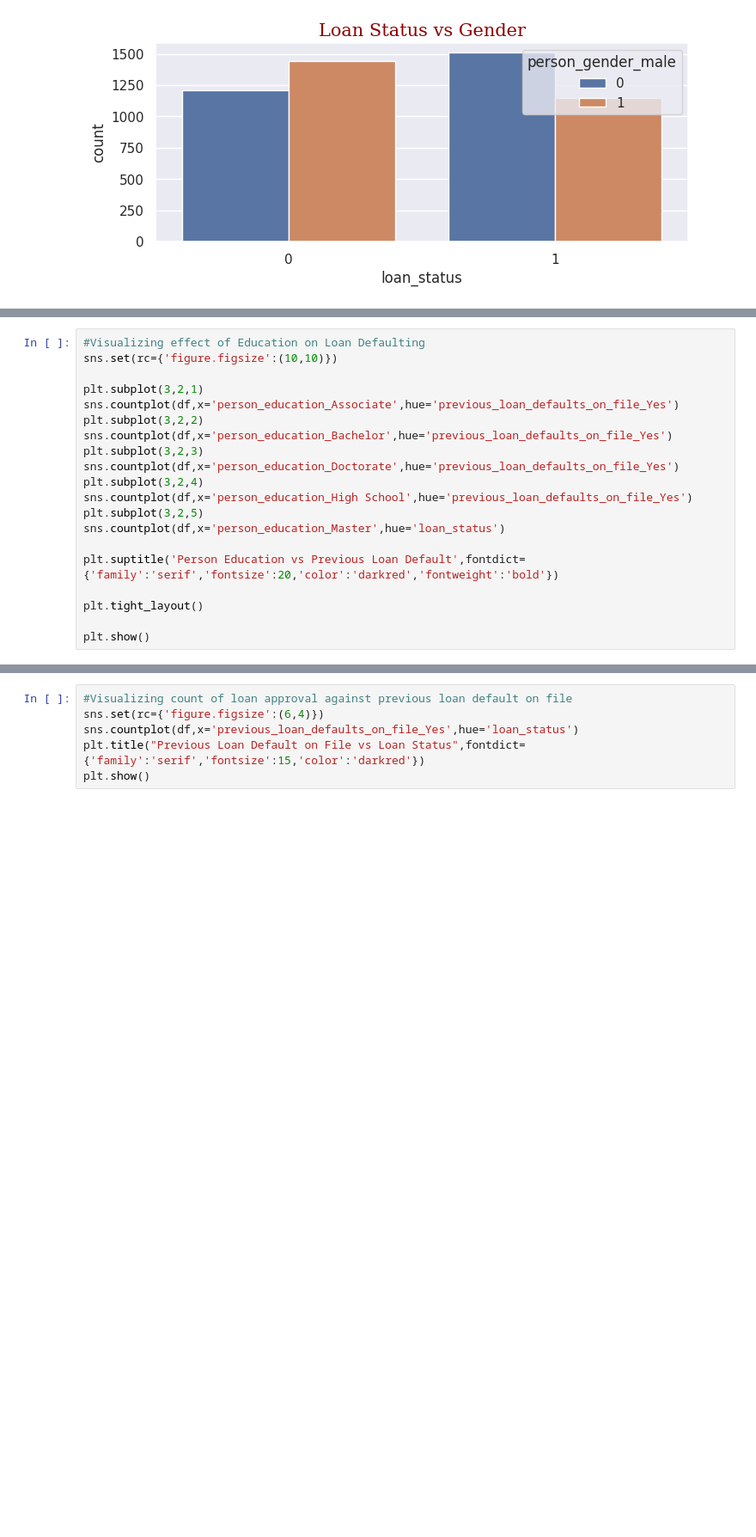
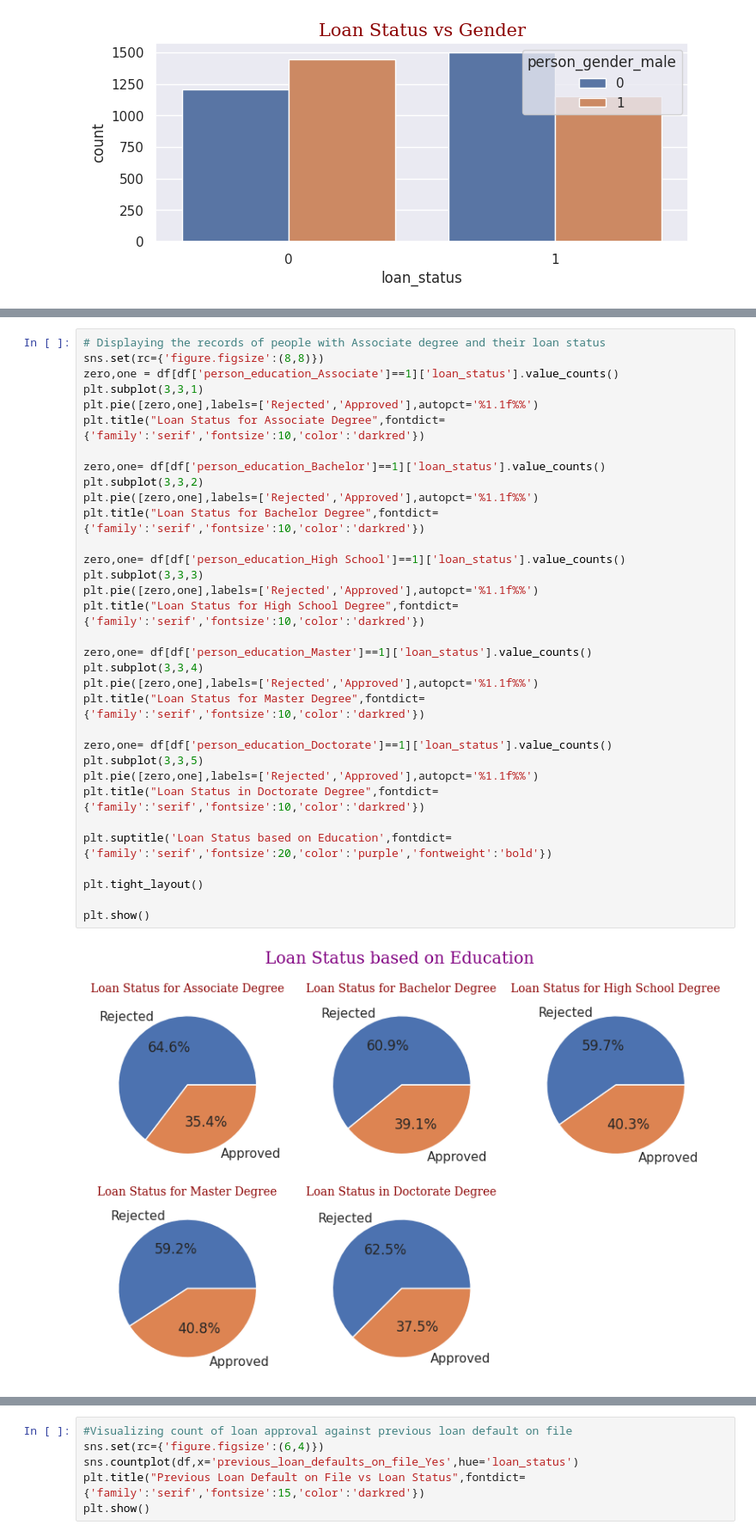
Before and after one commit to AI-fanatic24/ASD-DS-AI-ML-Internship, a Jupyter notebook: Loan.ipynb, the cells around one changed output, grey strips where cells are left out. Shown at 86% size. Cells and saved outputs as stored; diff of their text form; blank space fills up the shorter version.

```diff
--- a/Loan.ipynb
+++ b/Loan.ipynb
@@ -517,20 +420,0 @@ plt.show()
-# %%
-#Visualizing effect of Education on Loan Defaulting
-sns.set(rc={'figure.figsize':(10,10)})
-
-plt.subplot(3,2,1)
-sns.countplot(df,x='person_education_Associate',hue='previous_loan_defaults_on_file_Yes')
-plt.subplot(3,2,2)
-sns.countplot(df,x='person_education_Bachelor',hue='previous_loan_defaults_on_file_Yes')
-plt.subplot(3,2,3)
-sns.countplot(df,x='person_education_Doctorate',hue='previous_loan_defaults_on_file_Yes')
-plt.subplot(3,2,4)
-sns.countplot(df,x='person_education_High School',hue='previous_loan_defaults_on_file_Yes')
-plt.subplot(3,2,5)
-sns.countplot(df,x='person_education_Master',hue='loan_status')
-
-plt.suptitle('Person Education vs Previous Loan Default',fontdict={'family':'serif','fontsize':20,'color':'darkred','fontweight':'bold'})
-
-plt.tight_layout()
-
-plt.show()
@@ -582,0 +421,35 @@ plt.show()
+# %%
+# Displaying the records of people with Associate degree and their loan status
+sns.set(rc={'figure.figsize':(8,8)})
+zero,one = df[df['person_education_Associate']==1]['loan_status'].value_counts()
+plt.subplot(3,3,1)
+plt.pie([zero,one],labels=['Rejected','Approved'],autopct='%1.1f%%')
+plt.title("Loan Status for Associate Degree",fontdict={'family':'serif','fontsize':10,'color':'darkred'})
+
+zero,one= df[df['person_education_Bachelor']==1]['loan_status'].value_counts()
+plt.subplot(3,3,2)
+plt.pie([zero,one],labels=['Rejected','Approved'],autopct='%1.1f%%')
+plt.title("Loan Status for Bachelor Degree",fontdict={'family':'serif','fontsize':10,'color':'darkred'})
+
+zero,one= df[df['person_education_High School']==1]['loan_status'].value_counts()
+plt.subplot(3,3,3)
+plt.pie([zero,one],labels=['Rejected','Approved'],autopct='%1.1f%%')
+plt.title("Loan Status for High School Degree",fontdict={'family':'serif','fontsize':10,'color':'darkred'})
+
+zero,one= df[df['person_education_Master']==1]['loan_status'].value_counts()
+plt.subplot(3,3,4)
+plt.pie([zero,one],labels=['Rejected','Approved'],autopct='%1.1f%%')
+plt.title("Loan Status for Master Degree",fontdict={'family':'serif','fontsize':10,'color':'darkred'})
+
+zero,one= df[df['person_education_Doctorate']==1]['loan_status'].value_counts()
+plt.subplot(3,3,5)
+plt.pie([zero,one],labels=['Rejected','Approved'],autopct='%1.1f%%')
+plt.title("Loan Status in Doctorate Degree",fontdict={'family':'serif','fontsize':10,'color':'darkred'})
+
+plt.suptitle('Loan Status based on Education',fontdict={'family':'serif','fontsize':20,'color':'purple','fontweight':'bold'})
+
+plt.tight_layout()
+
+plt.show()
+# %% [output]
+[figure, added]
```
Also changed, not shown: parts of 31 cells of this notebook.
